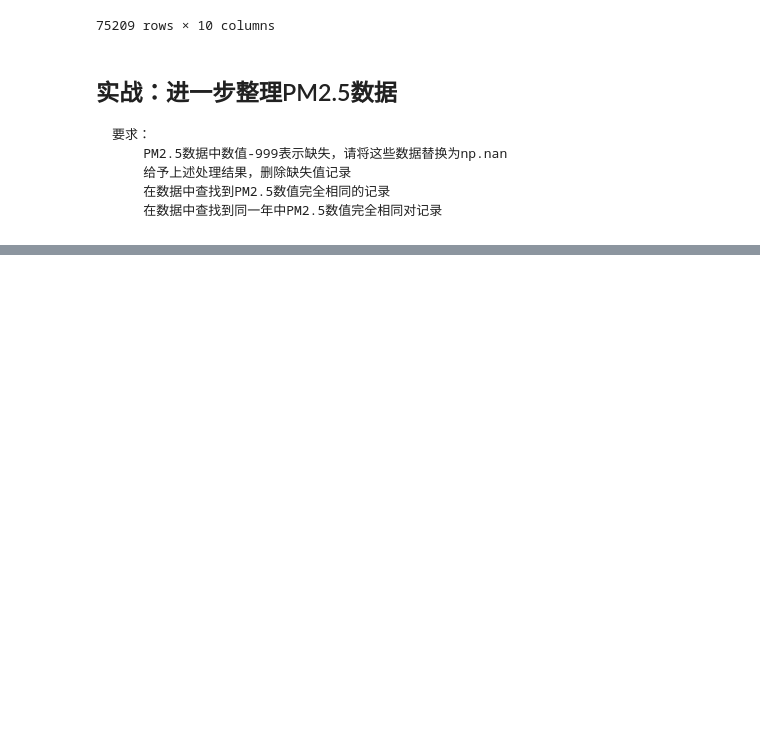
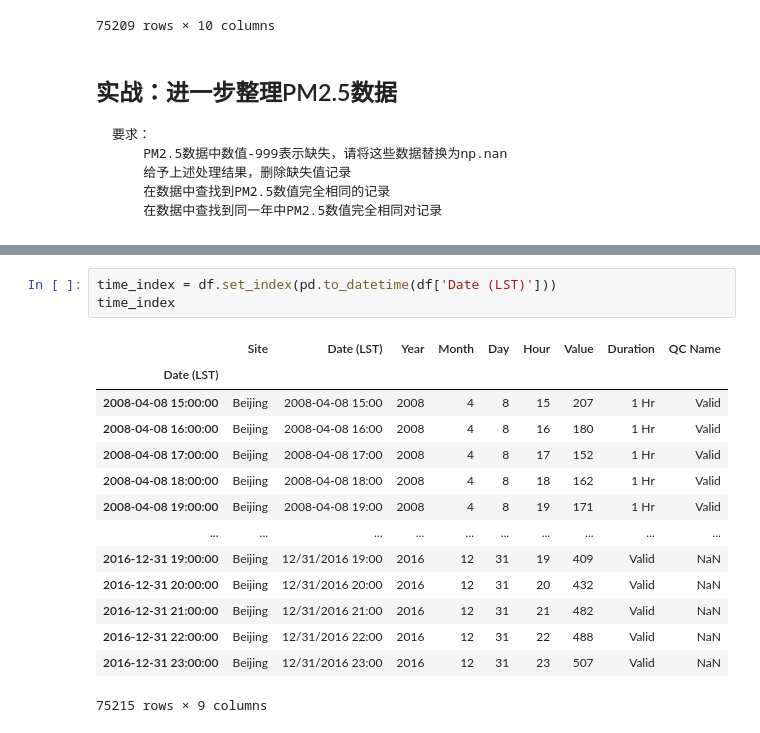
Before and after one commit to kexiaojiu/Pandas_learning_notes, a Jupyter notebook: 01 pandas/my_note.ipynb, the cells around one changed output, grey strips where cells are left out. Cells and saved outputs as stored; diff of their text form; blank space fills up the shorter version.

Commit message:
deal with time data

```diff
--- a/01 pandas/my_note.ipynb
+++ b/01 pandas/my_note.ipynb
@@ -1156,0 +1270,18 @@ df.drop_duplicates(['Site','Year','Month','Day','Hour'],keep='first')
+# %%
+time_index = df.set_index(pd.to_datetime(df['Date (LST)']))
+time_index
+# %% [output]
+|  | Site | Date (LST) | Year | Month | Day | Hour | Value | Duration | QC Name |
+| Date (LST) |  |  |  |  |  |  |  |  |  |
+| 2008-04-08 15:00:00 | Beijing | 2008-04-08 15:00 | 2008 | 4 | 8 | 15 | 207 | 1 Hr | Valid |
+| 2008-04-08 16:00:00 | Beijing | 2008-04-08 16:00 | 2008 | 4 | 8 | 16 | 180 | 1 Hr | Valid |
+| 2008-04-08 17:00:00 | Beijing | 2008-04-08 17:00 | 2008 | 4 | 8 | 17 | 152 | 1 Hr | Valid |
+| 2008-04-08 18:00:00 | Beijing | 2008-04-08 18:00 | 2008 | 4 | 8 | 18 | 162 | 1 Hr | Valid |
+| 2008-04-08 19:00:00 | Beijing | 2008-04-08 19:00 | 2008 | 4 | 8 | 19 | 171 | 1 Hr | Valid |
+| ... | ... | ... | ... | ... | ... | ... | ... | ... | ... |
+| 2016-12-31 19:00:00 | Beijing | 12/31/2016 19:00 | 2016 | 12 | 31 | 19 | 409 | Valid | NaN |
+| 2016-12-31 20:00:00 | Beijing | 12/31/2016 20:00 | 2016 | 12 | 31 | 20 | 432 | Valid | NaN |
+| 2016-12-31 21:00:00 | Beijing | 12/31/2016 21:00 | 2016 | 12 | 31 | 21 | 482 | Valid | NaN |
+| 2016-12-31 22:00:00 | Beijing | 12/31/2016 22:00 | 2016 | 12 | 31 | 22 | 488 | Valid | NaN |
+| 2016-12-31 23:00:00 | Beijing | 12/31/2016 23:00 | 2016 | 12 | 31 | 23 | 507 | Valid | NaN |
+75215 rows × 9 columns
```
Also changed, not shown: parts of 45 cells of this notebook, 1 other file.
